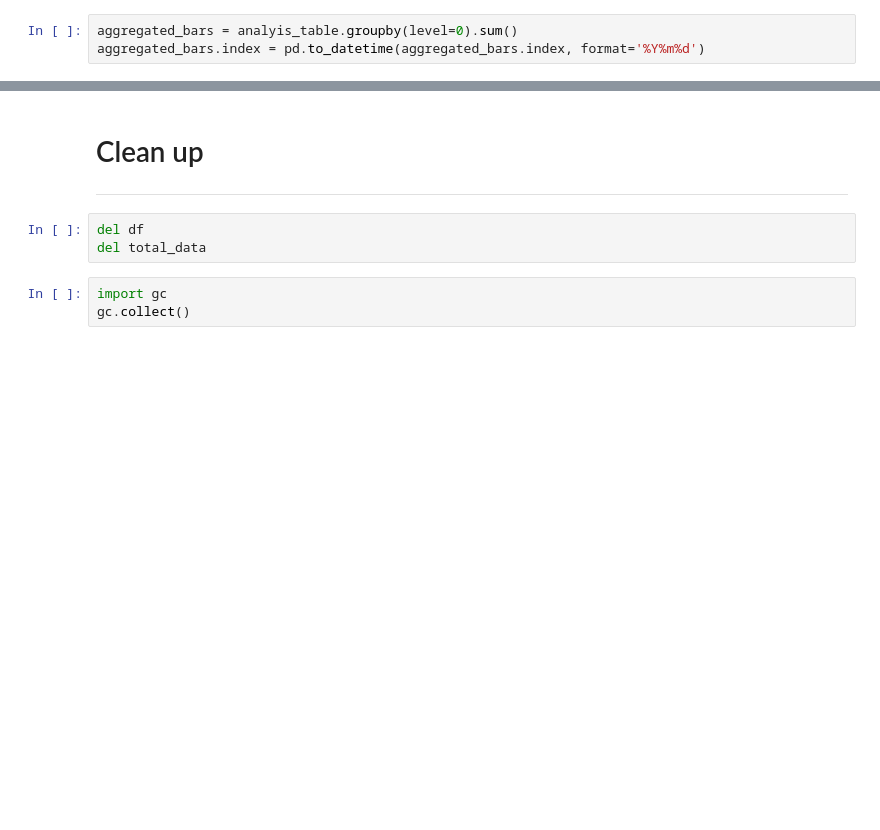
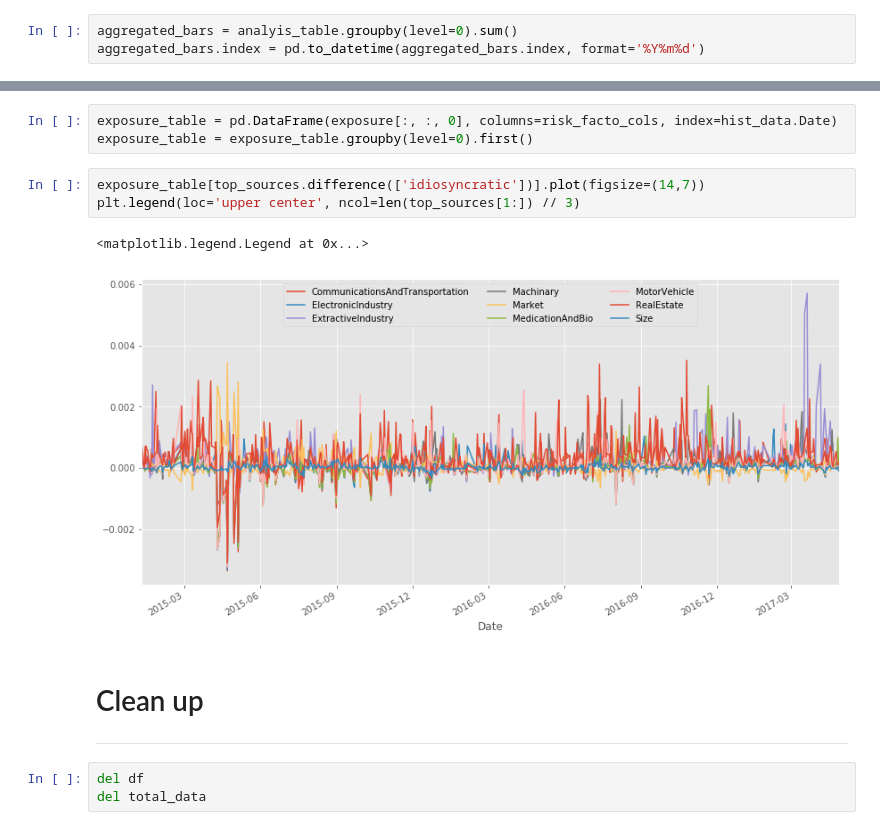
Before and after one commit to alpha-miner/alpha-mind, a Jupyter notebook: notebooks/factor analysis.ipynb, the cells around one changed output, grey strips where cells are left out. Saved outputs shown, nothing was run; the diff lists cells and outputs as text; blank space fills up the shorter version.

```diff
--- a/notebooks/factor analysis.ipynb
+++ b/notebooks/factor analysis.ipynb
@@ -138,9 +297,15 @@ plt.legend(loc='upper center', ncol=len(top_sources[1:]) // 3)
+# %%
+exposure_table = pd.DataFrame(exposure[:, :, 0], columns=risk_facto_cols, index=hist_data.Date)
+exposure_table = exposure_table.groupby(level=0).first()
+# %%
+exposure_table[top_sources.difference(['idiosyncratic'])].plot(figsize=(14,7))
+plt.legend(loc='upper center', ncol=len(top_sources[1:]) // 3)
+# %% [output]
+<matplotlib.legend.Legend at 0x...>
+[figure, added]
 # %% [markdown]
 # Clean up
------------------------
+--------------------------
 # %%
 del df
 del total_data
-# %%
-import gc
-gc.collect()
```
Also changed, not shown: parts of 46 cells of this notebook, 8 other files.
